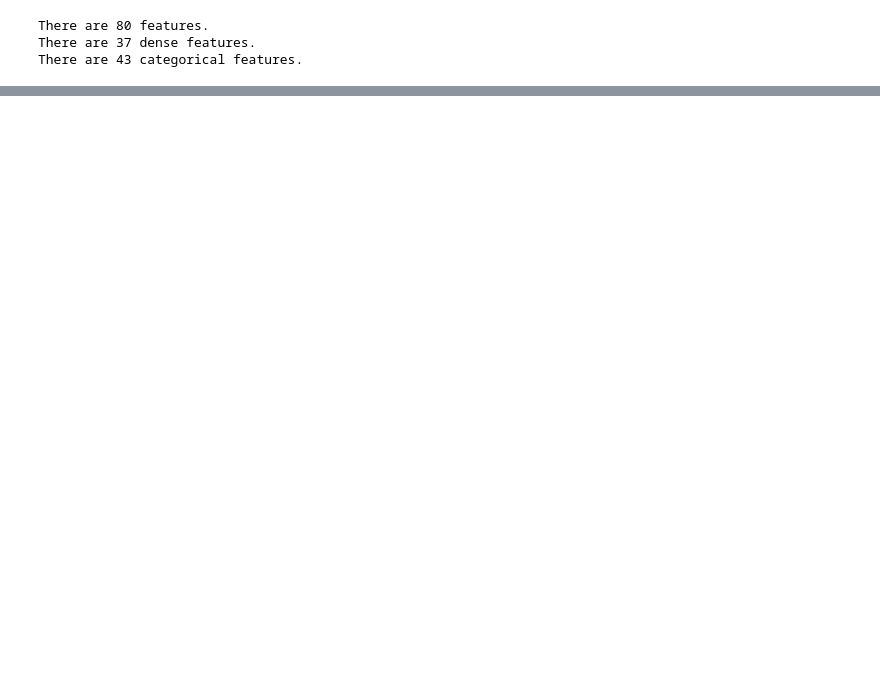
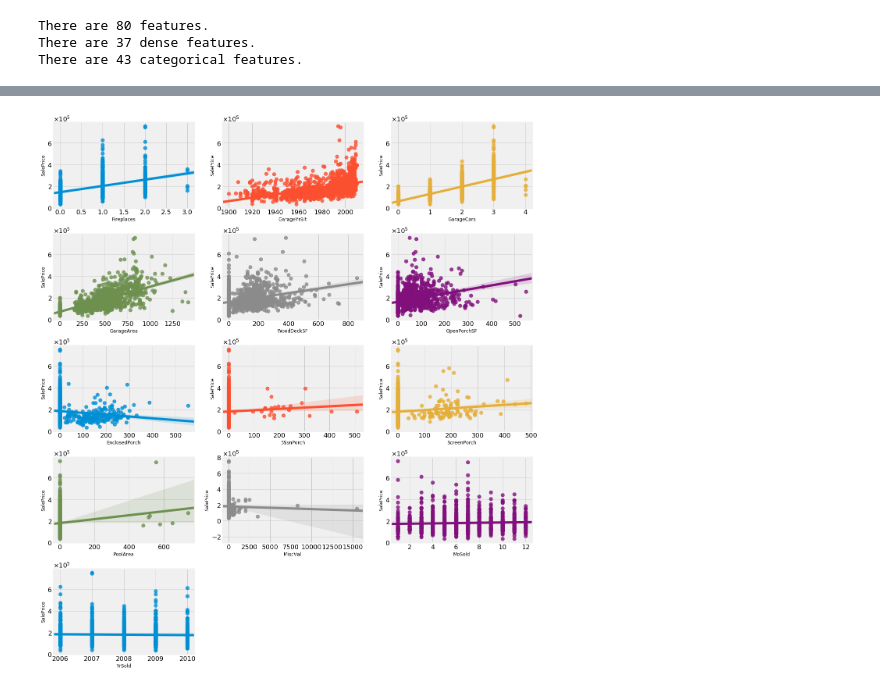
Before and after one commit to katsu1110/DataScienceComp, a Jupyter notebook: EDA_houseprice.ipynb, the cells around one changed output, grey strips where cells are left out. Saved outputs shown, nothing was run; the diff lists cells and outputs as text; code cells hidden in the pictures; blank space fills up the shorter version.

```diff
--- a/EDA_houseprice.ipynb
+++ b/EDA_houseprice.ipynb
@@ -195,0 +210,4 @@ pd.DataFrame(train[cat_features[0]].value_counts()).reset_index()
+# %%
+vd.plot_vs_target()
+# %% [output]
+[figure, added]
```
Also changed, not shown: parts of 26 cells of this notebook, 2 other files.
